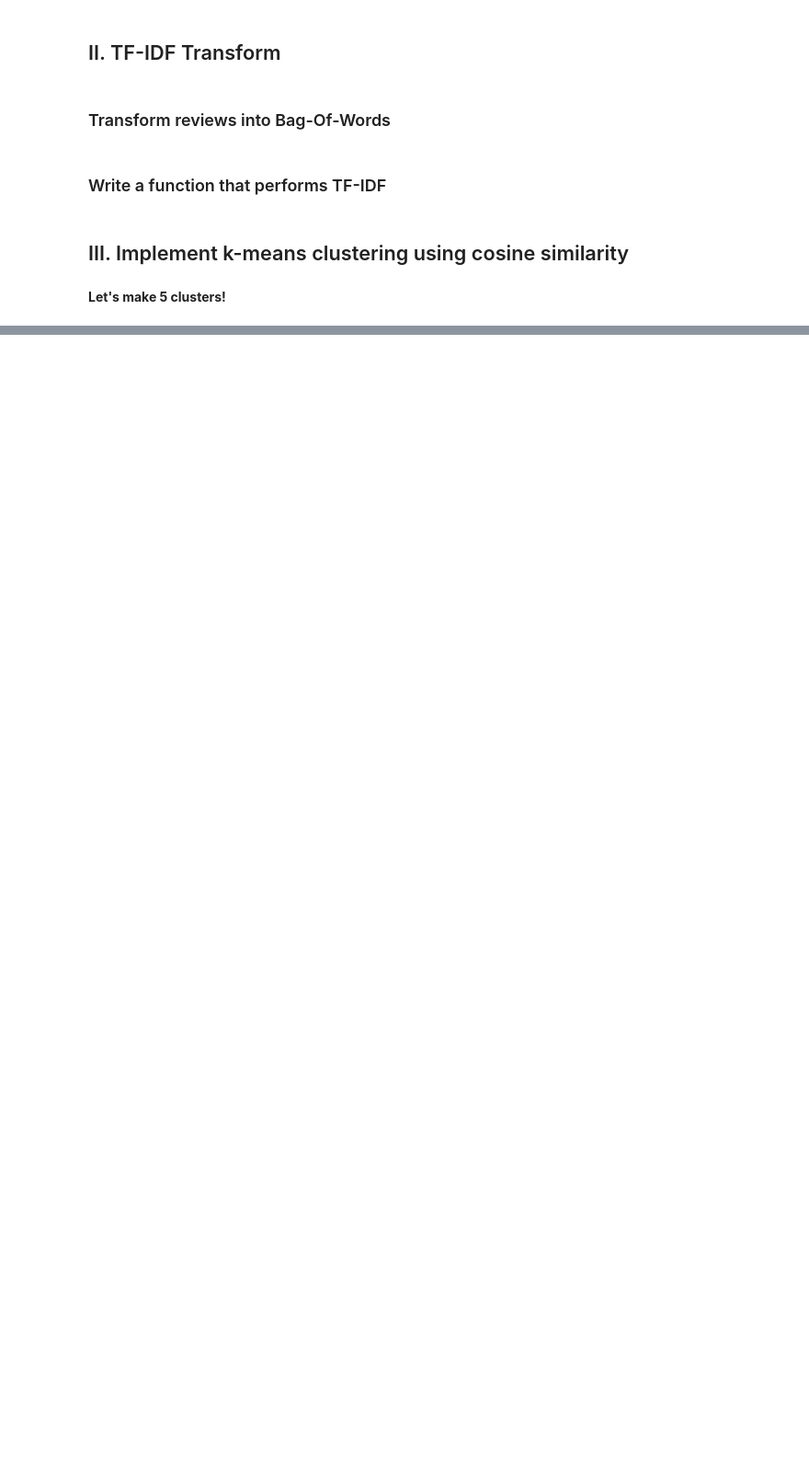
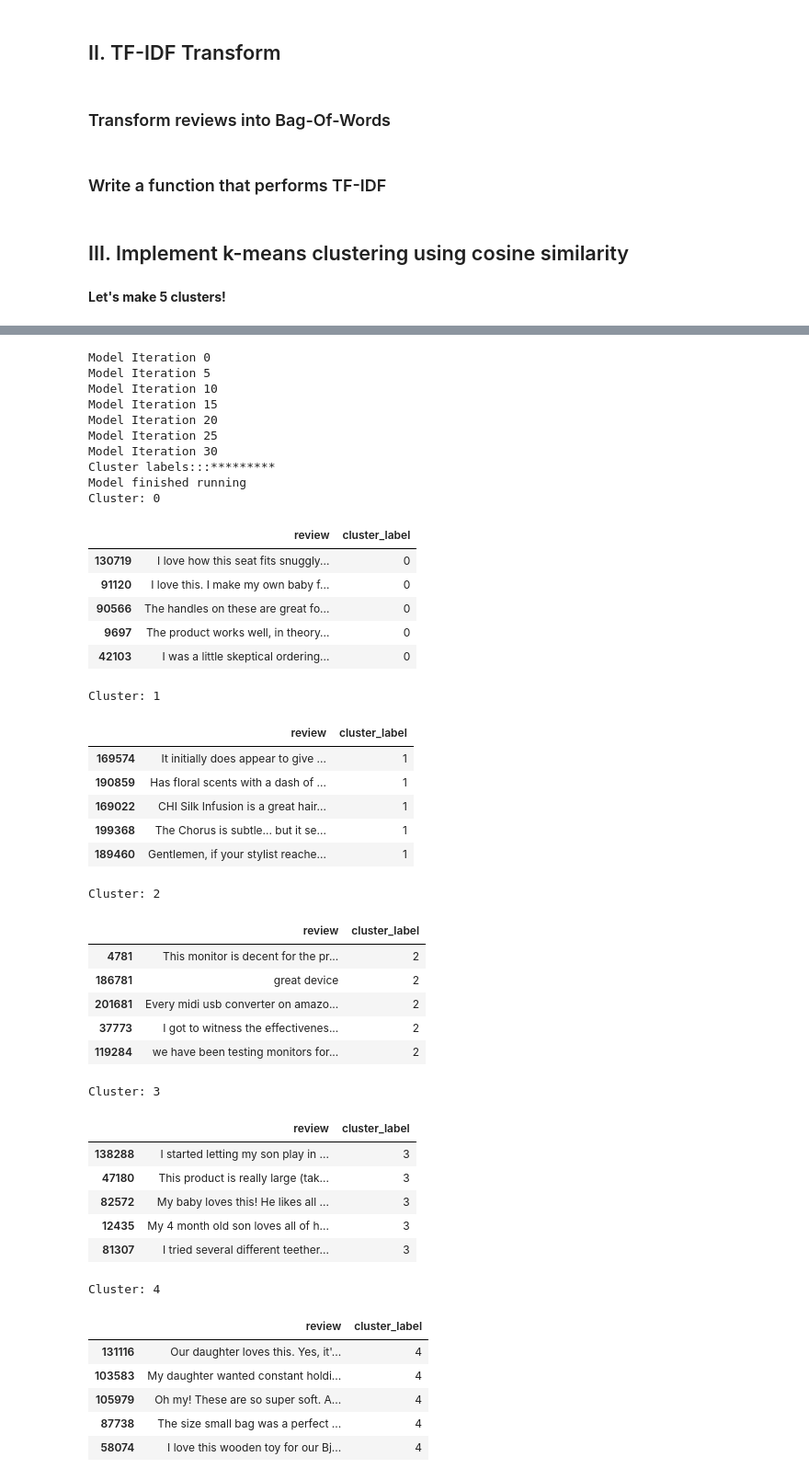
Before and after one commit to akihsirh/Text-Processing-And-Clustering, a Jupyter notebook: TF-IDF and k-means clustering.ipynb, the cells around one changed output, grey strips where cells are left out. Shown at 92% size. Drawn from its saved outputs; the diff is of its cells as text; code cells hidden in the pictures; blank space fills up the shorter version.

```diff
--- a/TF-IDF and k-means clustering.ipynb
+++ b/TF-IDF and k-means clustering.ipynb
@@ -141,0 +382,57 @@ print(get_cossim(tf_idf, cluster_centres))
+# %%
+# Cluster = 20
+n = 20
+#Generate 5 random indices
+np.random.seed(45678)
+indices = np.random.choice(tf_idf.shape[0], n, replace=False)
+#indices
+# Store the 5 randomly selected reviews as cluster centres
+cluster_centres = tf_idf[indices]
+km = Kmeans(n, seed= 1234, max_iter=35)
+labels = km.fit_kmeans(tf_idf).cluster_labels
+print_cluster(labels, n)
+# %% [output]
+Model Iteration 0
+Model Iteration 5
+Model Iteration 10
+Model Iteration 15
+Model Iteration 20
+Model Iteration 25
+Model Iteration 30
+Cluster labels:::*********
+Model finished running
+Cluster: 0
+|  | review | cluster_label |
+| 130719 | I love how this seat fits snuggly... | 0 |
+| 91120 | I love this. I make my own baby f... | 0 |
+| 90566 | The handles on these are great fo... | 0 |
+| 9697 | The product works well, in theory... | 0 |
+| 42103 | I was a little skeptical ordering... | 0 |
+Cluster: 1
+|  | review | cluster_label |
+| 169574 | It initially does appear to give ... | 1 |
+| 190859 | Has floral scents with a dash of ... | 1 |
+| 169022 | CHI Silk Infusion is a great hair... | 1 |
+| 199368 | The Chorus is subtle... but it se... | 1 |
+| 189460 | Gentlemen, if your stylist reache... | 1 |
+Cluster: 2
+|  | review | cluster_label |
+| 4781 | This monitor is decent for the pr... | 2 |
+| 186781 | great device | 2 |
+| 201681 | Every midi usb converter on amazo... | 2 |
+| 37773 | I got to witness the effectivenes... | 2 |
+| 119284 | we have been testing monitors for... | 2 |
+Cluster: 3
+|  | review | cluster_label |
+| 138288 | I started letting my son play in ... | 3 |
+| 47180 | This product is really large (tak... | 3 |
+| 82572 | My baby loves this! He likes all ... | 3 |
+| 12435 | My 4 month old son loves all of h... | 3 |
+| 81307 | I tried several different teether... | 3 |
+Cluster: 4
+|  | review | cluster_label |
+| 131116 | Our daughter loves this. Yes, it'... | 4 |
+| 103583 | My daughter wanted constant holdi... | 4 |
+| 105979 | Oh my! These are so super soft. A... | 4 |
+| 87738 | The size small bag was a perfect ... | 4 |
+| 58074 | I love this wooden toy for our Bj... | 4 |
```
Also changed, not shown: parts of 25 cells of this notebook, 1 other file.
